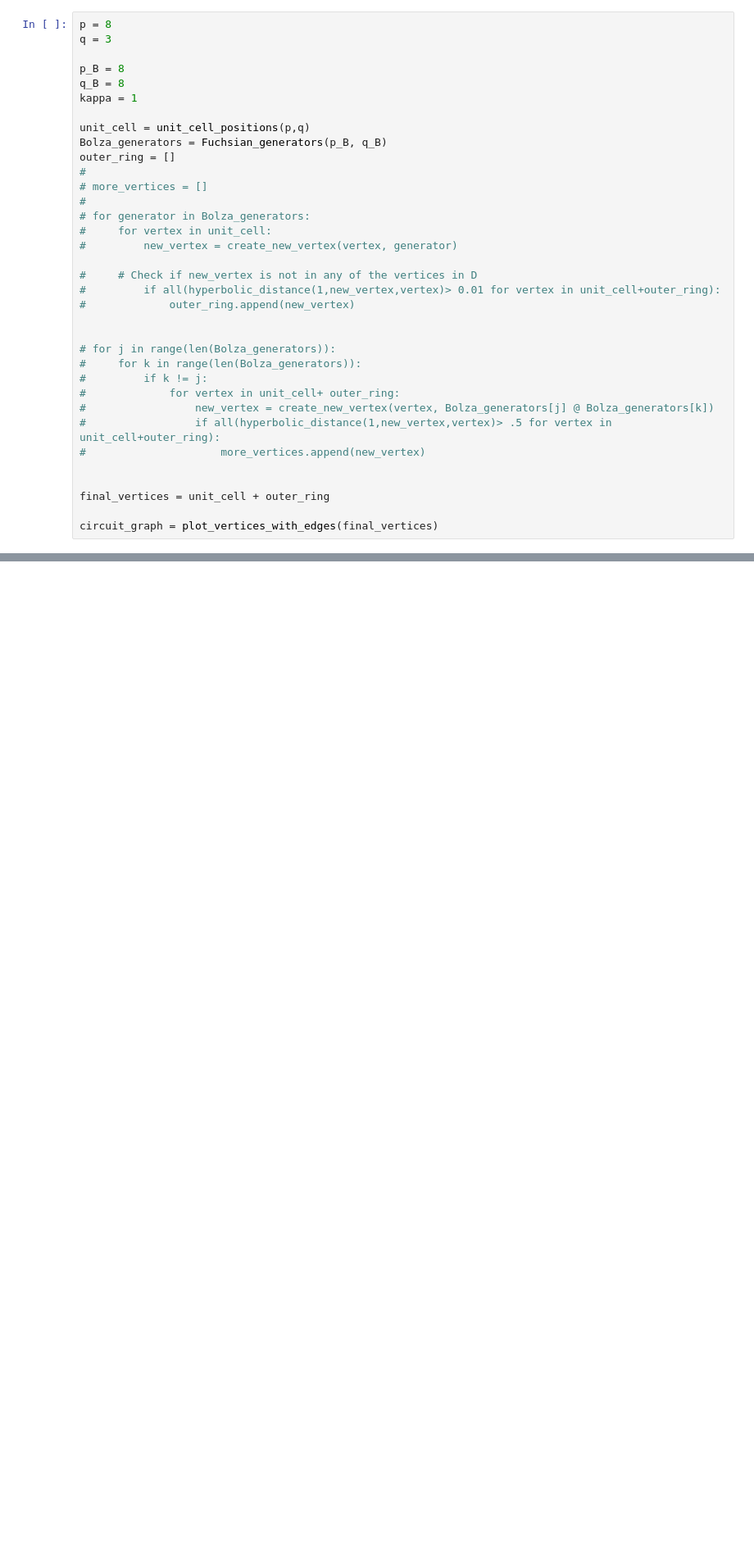
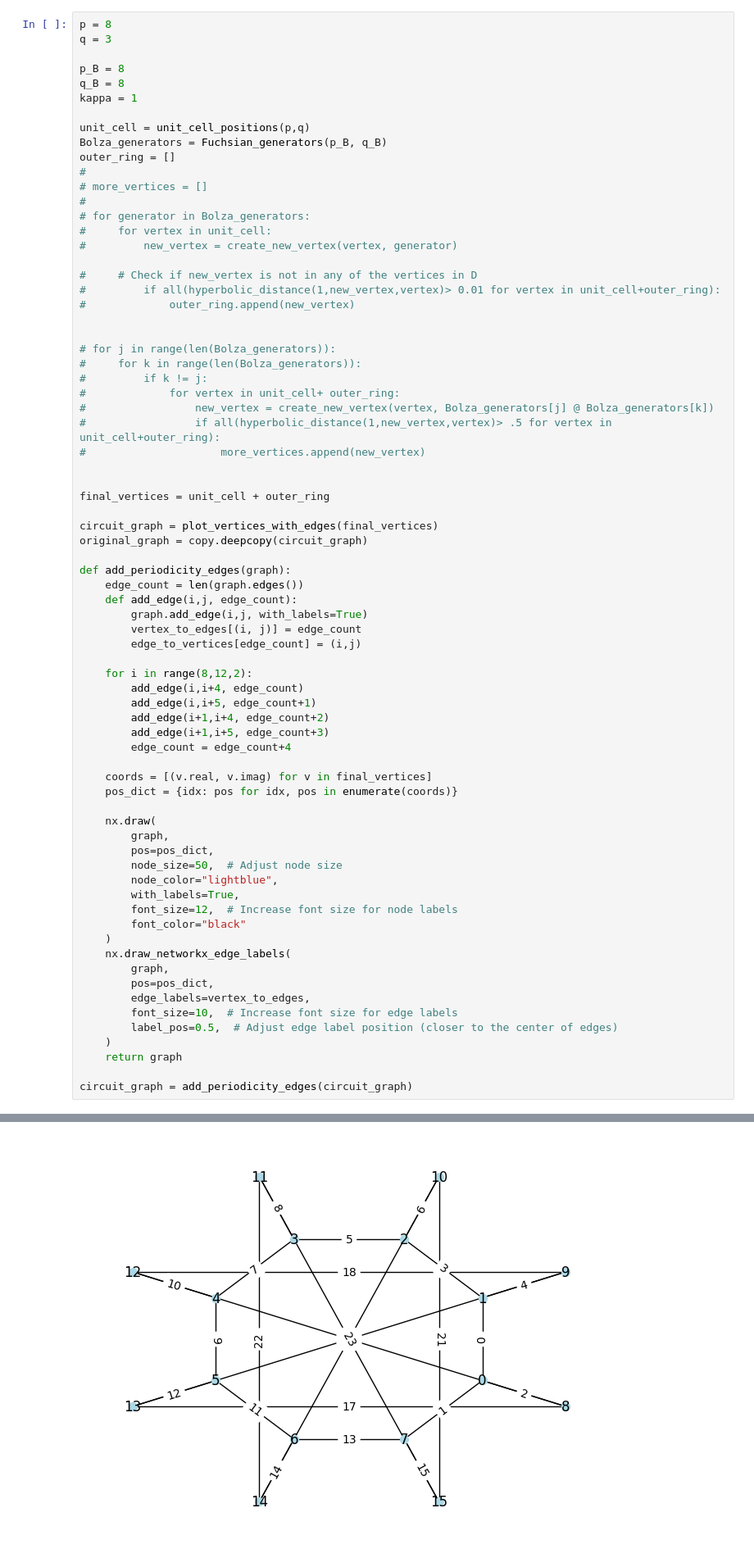
Before and after one commit to AhmeedAdelMahmoud/HQECC-Threshold, a Jupyter notebook: {8,3}-threshold.ipynb, the cells around one changed output, grey strips where cells are left out. Shown at 82% size. Cells and saved outputs as stored; diff of their text form; blank space fills up the shorter version.

```diff
--- a/{8,3}-threshold.ipynb
+++ b/{8,3}-threshold.ipynb
@@ -148,33 +149,72 @@ kappa = 1
 
 unit_cell = unit_cell_positions(p,q)
 Bolza_generators = Fuchsian_generators(p_B, q_B)
 outer_ring = []
 #
 # more_vertices = []
 #
 # for generator in Bolza_generators:
 #     for vertex in unit_cell:
 #         new_vertex = create_new_vertex(vertex, generator)
 
 #     # Check if new_vertex is not in any of the vertices in D
 #         if all(hyperbolic_distance(1,new_vertex,vertex)> 0.01 for vertex in unit_cell+outer_ring):
 #             outer_ring.append(new_vertex)
 
 
 # for j in range(len(Bolza_generators)):
 #     for k in range(len(Bolza_generators)):
 #         if k != j:
 #             for vertex in unit_cell+ outer_ring:
 #                 new_vertex = create_new_vertex(vertex, Bolza_generators[j] @ Bolza_generators[k])
 #                 if all(hyperbolic_distance(1,new_vertex,vertex)> .5 for vertex in unit_cell+outer_ring):
 #                     more_vertices.append(new_vertex)
 
 
 final_vertices = unit_cell + outer_ring
 
 circuit_graph = plot_vertices_with_edges(final_vertices)
+original_graph = copy.deepcopy(circuit_graph)
+
+def add_periodicity_edges(graph):
+    edge_count = len(graph.edges())
+    def add_edge(i,j, edge_count):
+        graph.add_edge(i,j, with_labels=True)
+        vertex_to_edges[(i, j)] = edge_count
+        edge_to_vertices[edge_count] = (i,j)
+
+    for i in range(8,12,2):
+        add_edge(i,i+4, edge_count)
+        add_edge(i,i+5, edge_count+1)
+        add_edge(i+1,i+4, edge_count+2)
+        add_edge(i+1,i+5, edge_count+3)
+        edge_count = edge_count+4
+
+    coords = [(v.real, v.imag) for v in final_vertices]
+    pos_dict = {idx: pos for idx, pos in enumerate(coords)}
+
+    nx.draw(
+        graph,
+        pos=pos_dict,
+        node_size=50,  # Adjust node size
+        node_color="lightblue",
+        with_labels=True,
+        font_size=12,  # Increase font size for node labels
+        font_color="black"
+    )
+    nx.draw_networkx_edge_labels(
+        graph,
+        pos=pos_dict,
+        edge_labels=vertex_to_edges,
+        font_size=10,  # Increase font size for edge labels
+        label_pos=0.5,  # Adjust edge label position (closer to the center of edges)
+    )
+    return graph
+
+circuit_graph = add_periodicity_edges(circuit_graph)
 # %% [output]
 [figure]
+[figure, added]
 # %%
 def generate_circuit(graph, err_prob):
     affected_edges = []
```
Also changed, not shown: parts of 5 cells of this notebook.
